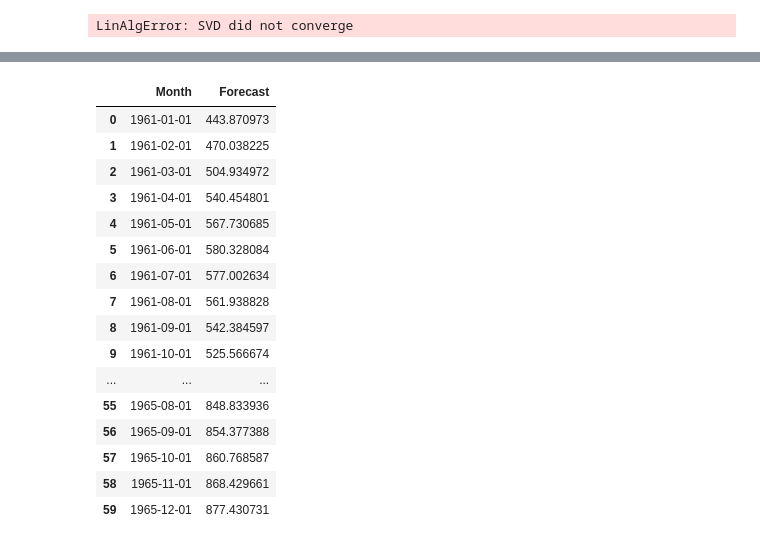
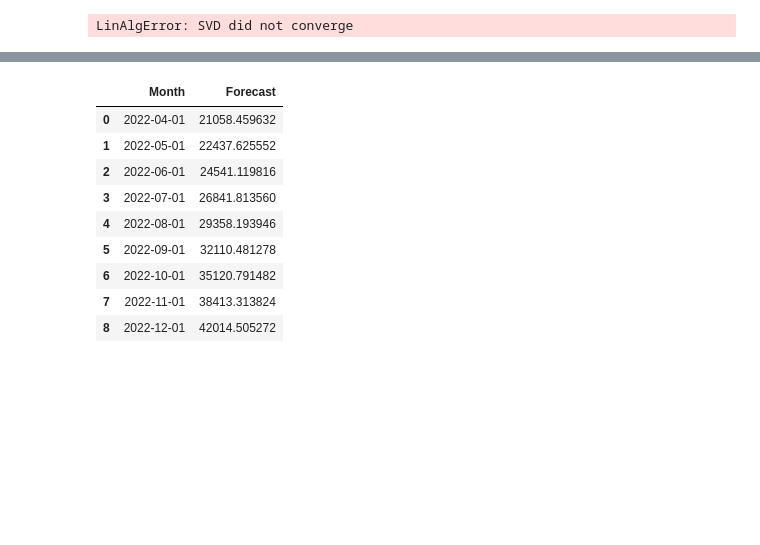
Before and after one commit to Rushayeal/Dissertation, a Jupyter notebook: Source/Tutorial 1 - Sales.ipynb, the cells around one changed output, grey strips where cells are left out. Drawn from its saved outputs; the diff is of its cells as text; code cells hidden in the pictures; blank space fills up the shorter version.

```diff
--- a/Source/Tutorial 1 - Sales.ipynb
+++ b/Source/Tutorial 1 - Sales.ipynb
@@ -83,10 +83,12 @@ Qty      int64
 dtype: object
 # %%
 df['Date'] = pd.to_datetime(df.Date, format="%d-%m-%Y")
+df = df.sort_values(by='Date')
 df = df.set_index(df.Date)
 df.drop('Date', axis = 1, inplace = True)
 print('Column datatypes= \n',df.dtypes)
 df
+#df['Date'] = pd.to_datetime(df.Date, format="%d-%m-%Y")
 # %% [output]
 Column datatypes=
  Qty    int64
@@ -128,7 +147,7 @@ sns.pointplot(x='Month',y='Qty',hue='Year',data=df_temp)
 <AxesSubplot:title={'center':'Seasonality of the Time Series'}, xlabel='Month', ylabel='Qty'>
 [figure]
 # %%
-df.sort_index(inplace=True)
+#df.sort_index(inplace=True)
 # %%
 decomposition = sm.tsa.seasonal_decompose(df, model='additive')
 fig = decomposition.plot()
@@ -416,29 +442,22 @@ results_ARIMA.plot_predict(start = 1, end= 204)
 # %%
 # Forecasted values in original scale will be
-forecast_values_log_scale = results_ARIMA.forecast(steps = 60)
+forecast_values_log_scale = results_MA.forecast(steps = 9)
 forecast_values_original_scale = np.exp(forecast_values_log_scale[0])
 
 forecast_date_range= pd.date_range("2022-04-01", "2022-12-01", freq="MS")
 
 df_forecast =pd.DataFrame(forecast_values_original_scale, columns=['Forecast'])
 df_forecast['Month'] = forecast_date_range
 
 df_forecast[['Month', 'Forecast']]
 # %% [output]
 |  | Month | Forecast |
-| 0 | 1961-01-01 | 443.870973 |
-| 1 | 1961-02-01 | 470.038225 |
-| 2 | 1961-03-01 | 504.934972 |
-| 3 | 1961-04-01 | 540.454801 |
-| 4 | 1961-05-01 | 567.730685 |
-| 5 | 1961-06-01 | 580.328084 |
-| 6 | 1961-07-01 | 577.002634 |
-| 7 | 1961-08-01 | 561.938828 |
-| 8 | 1961-09-01 | 542.384597 |
-| 9 | 1961-10-01 | 525.566674 |
-| ... | ... | ... |
-| 55 | 1965-08-01 | 848.833936 |
-| 56 | 1965-09-01 | 854.377388 |
-| 57 | 1965-10-01 | 860.768587 |
-| 58 | 1965-11-01 | 868.429661 |
-| 59 | 1965-12-01 | 877.430731 |
+| 0 | 2022-04-01 | 21058.459632 |
+| 1 | 2022-05-01 | 22437.625552 |
+| 2 | 2022-06-01 | 24541.119816 |
+| 3 | 2022-07-01 | 26841.813560 |
+| 4 | 2022-08-01 | 29358.193946 |
+| 5 | 2022-09-01 | 32110.481278 |
+| 6 | 2022-10-01 | 35120.791482 |
+| 7 | 2022-11-01 | 38413.313824 |
+| 8 | 2022-12-01 | 42014.505272 |
```
Also changed, not shown: parts of 10 cells of this notebook, 11 other files.
